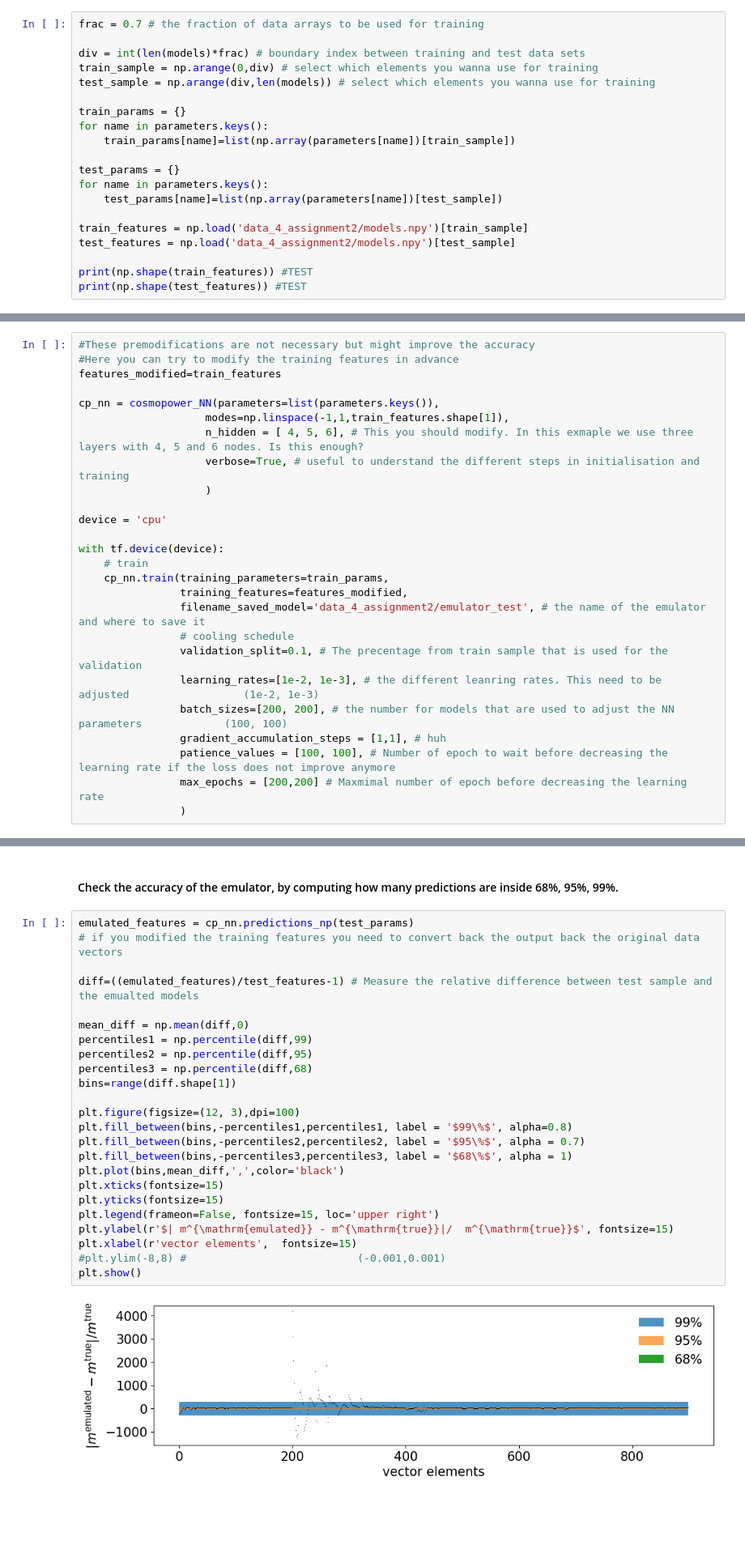
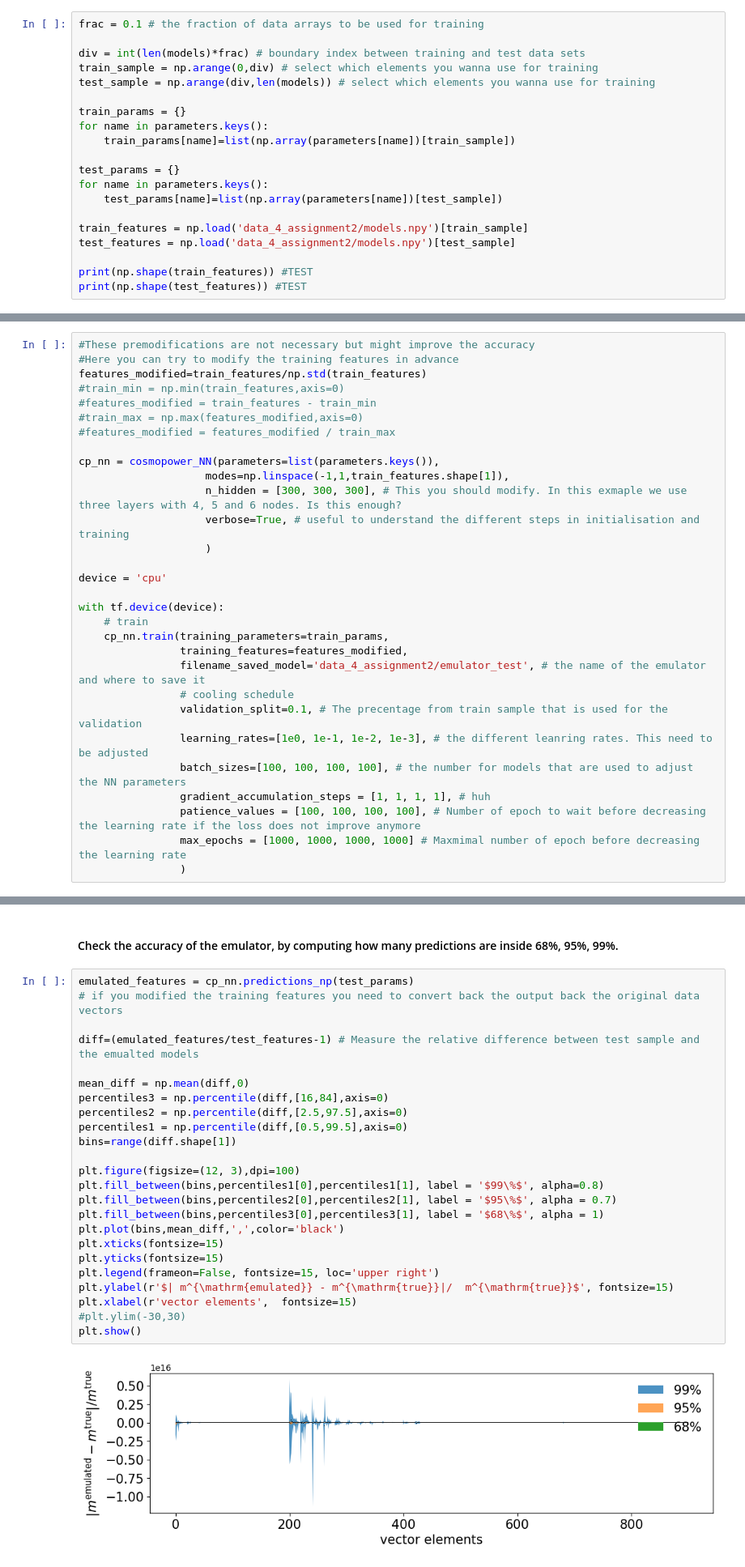
Before and after one commit to Rashaad-Reid/UWAstroStats, a Jupyter notebook: projects/2ptstat-analysis/assignments/assignment2.ipynb, the cells around one changed output, grey strips where cells are left out. Shown at 81% size. Saved outputs shown, nothing was run; the diff lists cells and outputs as text; blank space fills up the shorter version.

```diff
--- a/projects/2ptstat-analysis/assignments/assignment2.ipynb
+++ b/projects/2ptstat-analysis/assignments/assignment2.ipynb
@@ -21,7 +21,7 @@ parameters.keys(),models.shape
 # %% [markdown]
 #### Divide the models and parameters in a training and test set.
 # %%
-frac = 0.7 # the fraction of data arrays to be used for training
+frac = 0.1 # the fraction of data arrays to be used for training
 
 div = int(len(models)*frac) # boundary index between training and test data sets
 train_sample = np.arange(0,div) # select which elements you wanna use for training
@@ -48,11 +48,15 @@ print(np.shape(test_features)) #TEST
 # %%
 #These premodifications are not necessary but might improve the accuracy
 #Here you can try to modify the training features in advance
-features_modified=train_features
+features_modified=train_features/np.std(train_features)
+#train_min = np.min(train_features,axis=0)
+#features_modified = train_features - train_min
+#train_max = np.max(features_modified,axis=0)
+#features_modified = features_modified / train_max
 
 cp_nn = cosmopower_NN(parameters=list(parameters.keys()),
                     modes=np.linspace(-1,1,train_features.shape[1]),
-                    n_hidden = [ 4, 5, 6], # This you should modify. In this exmaple we use three layers with 4, 5 and 6 nodes. Is this enough?
+                    n_hidden = [300, 300, 300], # This you should modify. In this exmaple we use three layers with 4, 5 and 6 nodes. Is this enough?
                     verbose=True, # useful to understand the different steps in initialisation and training
                     )
 
@@ -65,11 +69,11 @@ with tf.device(device):
                 filename_saved_model='data_4_assignment2/emulator_test', # the name of the emulator and where to save it
                 # cooling schedule
                 validation_split=0.1, # The precentage from train sample that is used for the validation
-                learning_rates=[1e-2, 1e-3], # the different leanring rates. This need to be adjusted                  (1e-2, 1e-3)
-                batch_sizes=[200, 200], # the number for models that are used to adjust the NN parameters             (100, 100)
-                gradient_accumulation_steps = [1,1], # huh
-                patience_values = [100, 100], # Number of epoch to wait before decreasing the learning rate if the loss does not improve anymore
-                max_epochs = [200,200] # Maxmimal number of epoch before decreasing the learning rate
+                learning_rates=[1e0, 1e-1, 1e-2, 1e-3], # the different leanring rates. This need to be adjusted
+                batch_sizes=[100, 100, 100, 100], # the number for models that are used to adjust the NN parameters
+                gradient_accumulation_steps = [1, 1, 1, 1], # huh
+                patience_values = [100, 100, 100, 100], # Number of epoch to wait before decreasing the learning rate if the loss does not improve anymore
+                max_epochs = [1000, 1000, 1000, 1000] # Maxmimal number of epoch before decreasing the learning rate
                 )
 # %% [output]
 Initialized cosmopower_NN model,
@@ -97,29 +115,29 @@ Model saved.
 # %%
 emulated_features = cp_nn.predictions_np(test_params)
 # if you modified the training features you need to convert back the output back the original data vectors
 
-diff=((emulated_features)/test_features-1) # Measure the relative difference between test sample and the emualted models
+diff=(emulated_features/test_features-1) # Measure the relative difference between test sample and the emualted models
 
 mean_diff = np.mean(diff,0)
-percentiles1 = np.percentile(diff,99)
-percentiles2 = np.percentile(diff,95)
-percentiles3 = np.percentile(diff,68)
+percentiles3 = np.percentile(diff,[16,84],axis=0)
+percentiles2 = np.percentile(diff,[2.5,97.5],axis=0)
+percentiles1 = np.percentile(diff,[0.5,99.5],axis=0)
 bins=range(diff.shape[1])
 
 plt.figure(figsize=(12, 3),dpi=100)
-plt.fill_between(bins,-percentiles1,percentiles1, label = '$99\%$', alpha=0.8)
-plt.fill_between(bins,-percentiles2,percentiles2, label = '$95\%$', alpha = 0.7)
-plt.fill_between(bins,-percentiles3,percentiles3, label = '$68\%$', alpha = 1)
+plt.fill_between(bins,percentiles1[0],percentiles1[1], label = '$99\%$', alpha=0.8)
+plt.fill_between(bins,percentiles2[0],percentiles2[1], label = '$95\%$', alpha = 0.7)
+plt.fill_between(bins,percentiles3[0],percentiles3[1], label = '$68\%$', alpha = 1)
 plt.plot(bins,mean_diff,',',color='black')
 plt.xticks(fontsize=15)
 plt.yticks(fontsize=15)
 plt.legend(frameon=False, fontsize=15, loc='upper right')
 plt.ylabel(r'$| m^{\mathrm{emulated}} - m^{\mathrm{true}}|/  m^{\mathrm{true}}$', fontsize=15)
 plt.xlabel(r'vector elements',  fontsize=15)
-#plt.ylim(-8,8) #                           (-0.001,0.001)
+#plt.ylim(-30,30)
 plt.show()
 # %% [output]
-[figure, old version]
+[figure, new version]
 # %%
 plt.figure(figsize=(12, 3),dpi=100)
 plt.plot(bins,models[0],'-',label='model')
```
Also changed, not shown: parts of 3 cells of this notebook, 1 other file.
